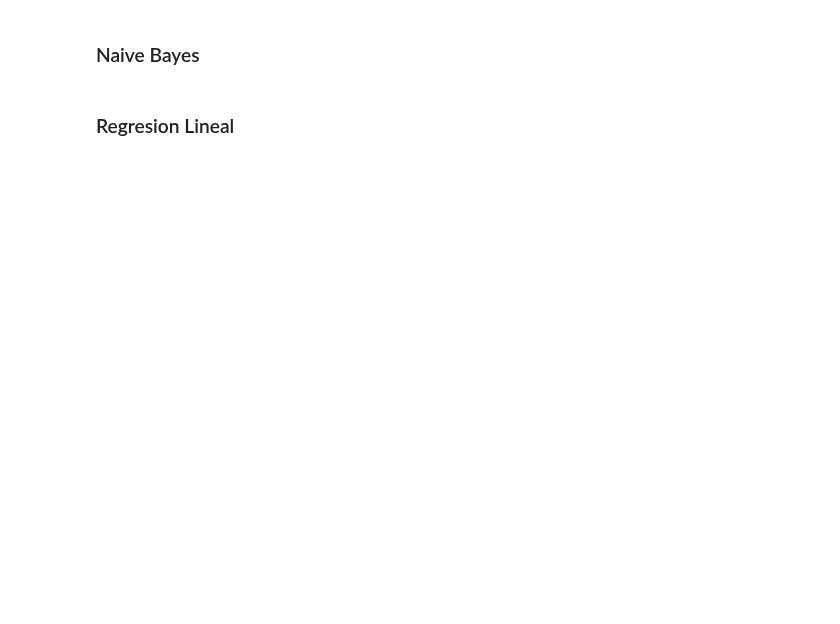
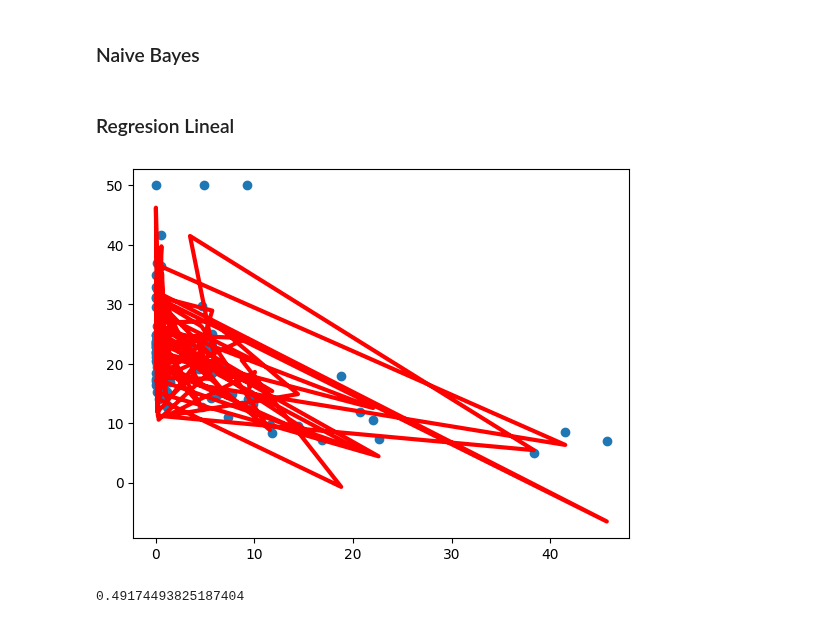
Before and after one commit to andres-mart/Coderhouse, a Jupyter notebook: 9. Modelos Analíticos para Ciencia de Datos/Ejemplo_1.ipynb, the cells around one changed output. Drawn from its saved outputs; the diff is of its cells as text; code cells hidden in the pictures; blank space fills up the shorter version.

```diff
--- a/9. Modelos Analíticos para Ciencia de Datos/Ejemplo_1.ipynb
+++ b/9. Modelos Analíticos para Ciencia de Datos/Ejemplo_1.ipynb
@@ -51,37 +60,43 @@ y_pred = model.predict(X_test)
 ### Regresion Lineal
 # %%
 import numpy as np
+import pandas as pd
 from sklearn import datasets, linear_model
 import matplotlib.pyplot as plt
 
 # Importamos los datos
-data_boston = datasets.load_boston()
+data_url = "http://lib.stat.cmu.edu/datasets/boston"
+data_boston = pd.read_csv(data_url, sep="\s+", skiprows=22, header=None)
 
 # Elegimos los datos que queremos analizar
 
 # Definimos todas las variables como variables independientes
-X = data_boston.data
+X = np.hstack([data_boston.values[::2, :], data_boston.values[1::2, :2]])
 
 # Definimos la variable de respuesta utilizando el atributo target del dataset de sklearn
-y = data_boston.target
+y = data_boston.values[1::2, 2]
 # %%
 from sklearn.model_selection import train_test_split
 
 # Creamos conjuntos de datos para entrenamiento y prueba
 X_train, X_test, y_train, y_test = train_test_split(X, y, test_size=0.2)
 
 # Declaramos una instancia del modelo
 lr = linear_model.LinearRegression()
 
 # Entrenamos el modelo
 lr.fit(X_train, y_train)
 
 # Utilizamos el modelo para predecir
 y_pred = lr.predict(X_test)
 
 # Graficamos los datos y las predicciones hechas por el modelo
-plt.scatter(X_test, y_test)
-plt.plot(X_test, y_pred, color="red", linewidth=3)
+plt.scatter(X_test[:, 0], y_test)
+plt.plot(X_test[:, 0], y_pred, color="red", linewidth=3)
 plt.show()
+# %% [output]
+[figure, added]
 # %%
 lr.score(X_test, y_test)
+# %% [output]
+0.49174493825187404
```
Also changed, not shown: parts of 1 cell of this notebook, 1 other file.
